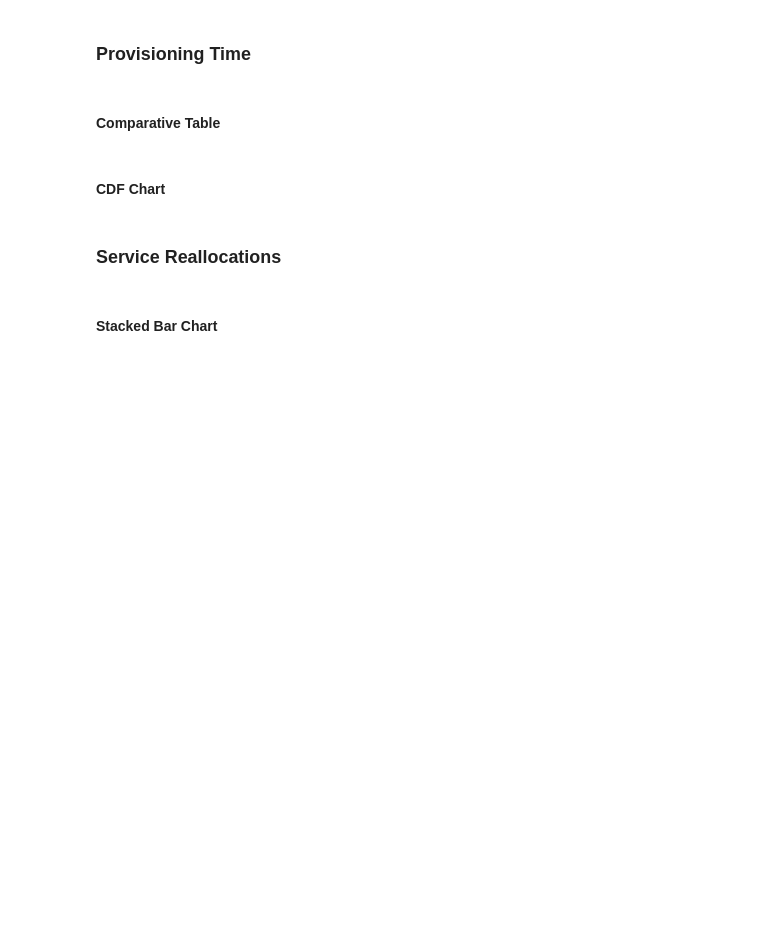
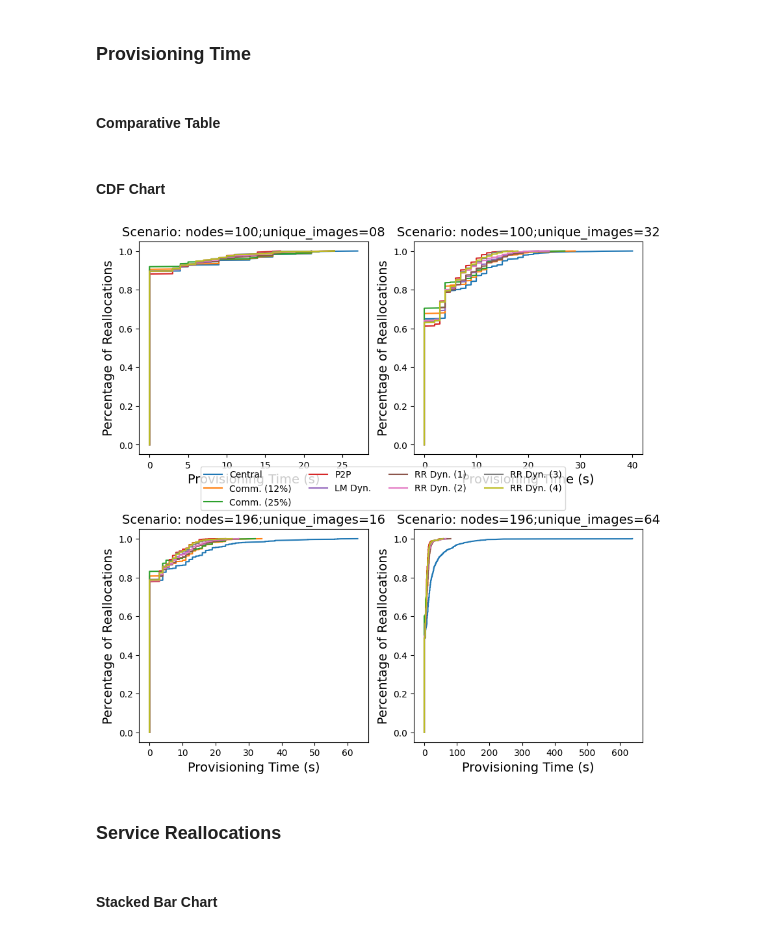
Before and after one commit to lucasroges/dynamic-registry-provisioning, a Jupyter notebook: analysis.ipynb, the cells around one changed output. Cells and saved outputs as stored; diff of their text form; code cells hidden in the pictures; blank space fills up the shorter version.

```diff
--- a/analysis.ipynb
+++ b/analysis.ipynb
@@ -64,7 +72,6 @@ def get_latency_data(variation, user_type=None):
         simulation_data = {
             "Algorithm": f"{algorithm_map[log[0]]}" if len(log) == 2 else f"{algorithm_map[log[0]]} ({log[2]})",
             "Mean": 0,
-            "Sum": 0,
         }
 
         # Opening file
@@ -87,7 +94,6 @@ def get_latency_data(variation, user_type=None):
         # Persisting information
         simulation_data["Delays"] = latency["Delays"]
         simulation_data["Mean"] = latency["Delays"].mean()
-        simulation_data["Sum"] = latency["Delays"].sum()
 
         # Closing file
         user_file.close()
@@ -111,7 +117,6 @@ def get_provisioning_time_data(step, variation):
             "Algorithm": f"{algorithm_map[log[0]]}" if len(log) == 2 else f"{algorithm_map[log[0]]} ({log[2]})",
             "Prov. Time Values": [],
             "Mean": 0,
-            "Sum": 0,
         }
 
         # Opening file
@@ -130,7 +135,6 @@ def get_provisioning_time_data(step, variation):
         # Persisting information
         simulation_data["Prov. Time Values"] = service_df[service_df["Time Step"] == step]["Migrations Duration"].apply(pd.Series).stack().reset_index(drop=True)
         simulation_data["Mean"] = migrations_duration.mean()
-        simulation_data["Sum"] = migrations_duration.sum()
 
         # Closing file
         service_file.close()
@@ -567,27 +576,27 @@ latency_dfs = {
 # %% [markdown]
 #### Comparative Table
 # %%
-# TODO: highlight best/specific values from the dataframe: https://stackoverflow.com/questions/65070070/highlight-the-best-value-of-each-row-in-python-pandas-to-latex
 latency_tables = {}
 
 for key, latency_df in latency_dfs.items():
-    latency_df_table = calculate_relative_difference(latency_df, "Mean")
-    latency_df_table = latency_df_table[["Algorithm", "Mean", "Central", "Comm (12%)", "Comm (25%)", "P2P"]]
+    #latency_df_table = calculate_relative_difference(latency_df, "Mean")
+    #latency_df_table = latency_df_table[["Algorithm", "Mean", "Central", "Comm (12%)", "Comm (25%)", "P2P"]]
+    latency_df_table = latency_df[["Algorithm", "Mean"]]
     latency_df_table.to_csv(f"{base_dir}/latency;{key}.csv", index=False, sep=";", decimal=",")
     latency_tables[key] = latency_df_table
 
 latency_tables_grid = [
     [
-        latency_tables[variations[0]].to_latex(index=False, escape=False, column_format="lccccc", float_format="{:0.2f}".format).replace("\\toprule", "\\toprule\n\multicolumn{5}{c}{Scenario: nodes=100;users_per_app=4} \\\\\n\\toprule"),
-        latency_tables[variations[1]].to_latex(index=False, escape=False, column_format="lccccc", float_format="{:0.2f}".format).replace("\\toprule", "\\toprule\n\multicolumn{5}{c}{Scenario: nodes=100;users_per_app=16} \\\\\n\\toprule"),
+        latency_tables[variations[0]].to_latex(index=False, escape=False, column_format="lc", float_format="{:0.2f}".format).replace("\\toprule", "\\toprule\n\multicolumn{2}{c}{nodes=100;unique_images=32} \\\\\n\\toprule"),
+        latency_tables[variations[1]].to_latex(index=False, escape=False, column_format="lc", float_format="{:0.2f}".format).replace("\\toprule", "\\toprule\n\multicolumn{2}{c}{nodes=100;unique_images=08} \\\\\n\\toprule"),
     ],
     [
-        latency_tables[variations[2]].to_latex(index=False, escape=False, column_format="lccccc", float_format="{:0.2f}".format).replace("\\toprule", "\\toprule\n\multicolumn{5}{c}{Scenario: nodes=196;users_per_app=4} \\\\\n\\toprule"),
-        latency_tables[variations[3]].to_latex(index=False, escape=False, column_format="lccccc", float_format="{:0.2f}".format).replace("\\toprule", "\\toprule\n\multicolumn{5}{c}{Scenario: nodes=196;users_per_app=16} \\\\\n\\toprule"),
+        latency_tables[variations[2]].to_latex(index=False, escape=False, column_format="lc", float_format="{:0.2f}".format).replace("\\toprule", "\\toprule\n\multicolumn{2}{c}{nodes=196;unique_images=64} \\\\\n\\toprule"),
+        latency_tables[variations[3]].to_latex(index=False, escape=False, column_format="lc", float_format="{:0.2f}".format).replace("\\toprule", "\\toprule\n\multicolumn{2}{c}{nodes=196;unique_images=16} \\\\\n\\toprule"),
     ]
 ]
 
-latency_tables_grid_latex_string = create_grid_of_latex_tables(latency_tables_grid, "Latency comparison between algorithms in multiple scenarios.", "tab:latency", "footnotesize", "portrait")
+latency_tables_grid_latex_string = create_grid_of_latex_tables(latency_tables_grid, "Latency comparison between algorithms in multiple scenarios.", "tab:latency", "footnotesize", "portrait").replace("%", "\%").replace("_", "\_")
 
 with open(f"{base_dir}/latency_tables.tex", "w") as f:
     f.write(latency_tables_grid_latex_string)
@@ -604,23 +613,24 @@ provisioning_time_dfs = {
 provisioning_time_tables = {}
 
 for key, provisioning_time_df in provisioning_time_dfs.items():
-    provisioning_time_table = calculate_relative_difference(provisioning_time_df, "Mean")
-    provisioning_time_table = provisioning_time_table[["Algorithm", "Mean", "Central", "Comm (12%)", "Comm (25%)", "P2P"]]
+    #provisioning_time_table = calculate_relative_difference(provisioning_time_df, "Mean")
+    #provisioning_time_table = provisioning_time_table[["Algorithm", "Mean", "Central", "Comm (12%)", "Comm (25%)", "P2P"]]
+    provisioning_time_table = provisioning_time_df[["Algorithm", "Mean"]]
     provisioning_time_table.to_csv(f"{base_dir}/provisioning_time;{key}.csv", index=False, sep=";", decimal=",")
     provisioning_time_tables[key] = provisioning_time_table
 
 provisioning_time_tables_grid = [
     [
-        provisioning_time_tables[variations[0]].to_latex(index=False, escape=False, column_format="lccccc", float_format="{:0.2f}".format).replace("\\toprule", "\\toprule\n\multicolumn{5}{c}{Scenario: nodes=100;users_per_app=4} \\\\\n\\toprule"),
-        provisioning_time_tables[variations[1]].to_latex(index=False, escape=False, column_format="lccccc", float_format="{:0.2f}".format).replace("\\toprule", "\\toprule\n\multicolumn{5}{c}{Scenario: nodes=100;users_per_app=16} \\\\\n\\toprule"),
+        provisioning_time_tables[variations[0]].to_latex(index=False, escape=False, column_format="lc", float_format="{:0.2f}".format).replace("\\toprule", "\\toprule\n\multicolumn{2}{c}{nodes=100;unique_images=32} \\\\\n\\toprule"),
+        provisioning_time_tables[variations[1]].to_latex(index=False, escape=False, column_format="lc", float_format="{:0.2f}".format).replace("\\toprule", "\\toprule\n\multicolumn{2}{c}{nodes=100;unique_images=08} \\\\\n\\toprule"),
     ],
     [
-        provisioning_time_tables[variations[2]].to_latex(index=False, escape=False, column_format="lccccc", float_format="{:0.2f}".format).replace("\\toprule", "\\toprule\n\multicolumn{5}{c}{Scenario: nodes=196;users_per_app=4} \\\\\n\\toprule"),
-        provisioning_time_tables[variations[3]].to_latex(index=False, escape=False, column_format="lccccc", float_format="{:0.2f}".format).replace("\\toprule", "\\toprule\n\multicolumn{5}{c}{Scenario: nodes=196;users_per_app=16} \\\\\n\\toprule"),
+        provisioning_time_tables[variations[2]].to_latex(index=False, escape=False, column_format="lc", float_format="{:0.2f}".format).replace("\\toprule", "\\toprule\n\multicolumn{2}{c}{nodes=196;unique_images=64} \\\\\n\\toprule"),
+        provisioning_time_tables[variations[3]].to_latex(index=False, escape=False, column_format="lc", float_format="{:0.2f}".format).replace("\\toprule", "\\toprule\n\multicolumn{2}{c}{nodes=196;unique_images=16} \\\\\n\\toprule"),
     ]
 ]
 
-provisioning_time_tables_grid_latex_string = create_grid_of_latex_tables(provisioning_time_tables_grid, "Provisioning time comparison between algorithms in multiple scenarios.", "tab:provisioning-time", "footnotesize", "portrait")
+provisioning_time_tables_grid_latex_string = create_grid_of_latex_tables(provisioning_time_tables_grid, "Provisioning time comparison between algorithms in multiple scenarios.", "tab:provisioning-time", "footnotesize", "portrait").replace("%", "\%").replace("_", "\_")
 
 with open(f"{base_dir}/provisioning_time_tables.tex", "w") as f:
     f.write(provisioning_time_tables_grid_latex_string)
@@ -628,18 +638,25 @@ with open(f"{base_dir}/provisioning_time_tables.tex", "w") as f:
 #### CDF Chart
 # %%
 # TODO: check how to share labels
-fig, ax = plt.subplots(2, 2, figsize=(10, 10), sharex=True, sharey=True)
+fig, ax = plt.subplots(2, 2, figsize=(10, 10))#, sharex=True, sharey=True)
 
 for counter, (key, provisioning_time_df) in enumerate(provisioning_time_dfs.items()):
     provisioning_time_df["Prov. Time Values"] = provisioning_time_df["Prov. Time Values"].apply(lambda x: sorted(x))
     for index, row in provisioning_time_df.iterrows():
         ax[counter // 2][counter % 2].plot(row["Prov. Time Values"], np.linspace(0, 1, len(row["Prov. Time Values"])))
-        customize_chart(ax[counter // 2][counter % 2], xlabel="Provisioning Time (s)", ylabel="Percentage of Reallocations (%)", title=f"Scenario: {key}")
+        customize_chart(
+            ax[counter // 2][counter % 2],
+            xlabel={"xlabel":"Provisioning Time (s)", "fontdict": font_dict},
+            ylabel={"ylabel":"Percentage of Reallocations", "fontdict": font_dict},
+            title={"label":f"Scenario: {key}", "fontdict": font_dict}
+        )
 
 fig.legend(algorithm_labels, loc='center', ncols=4, bbox_to_anchor=(0.5, 0.5))
 plt.subplots_adjust(hspace=0.35)
 
 plt.savefig(f"{base_dir}/provisioning_time.pdf", bbox_inches='tight')
+# %% [output]
+[figure, added]
 # %% [markdown]
 ### Service Reallocations
 # %%
```
Also changed, not shown: parts of 17 cells of this notebook.
